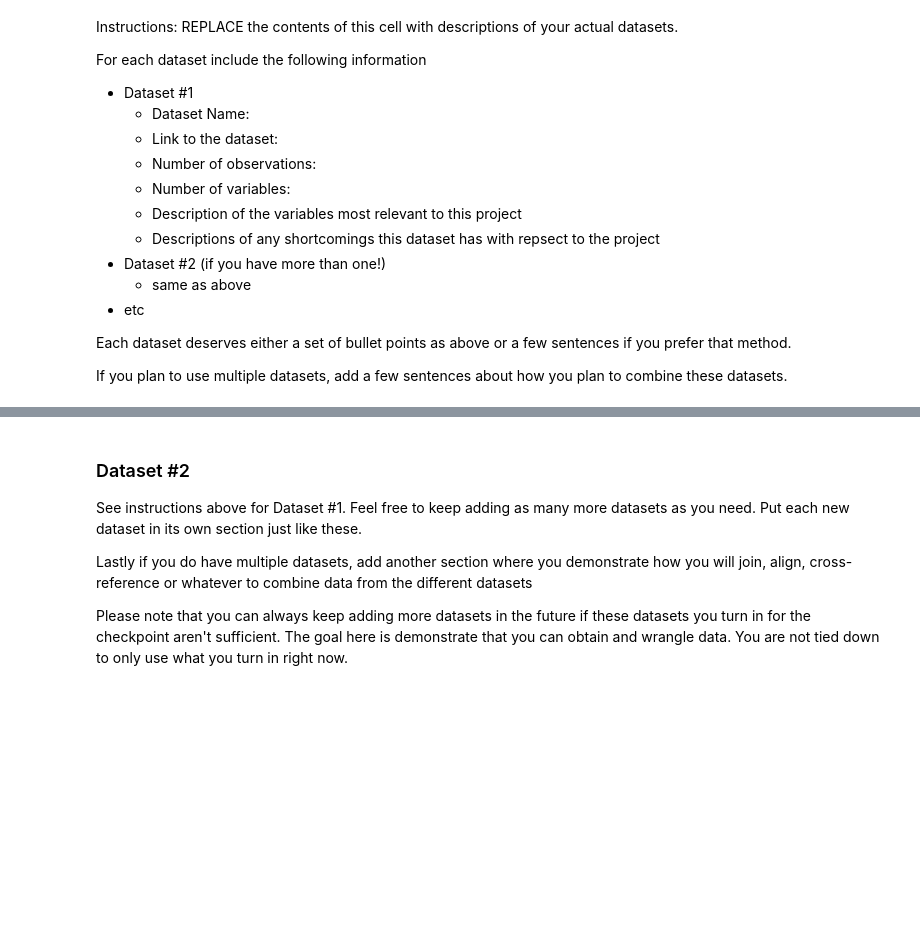
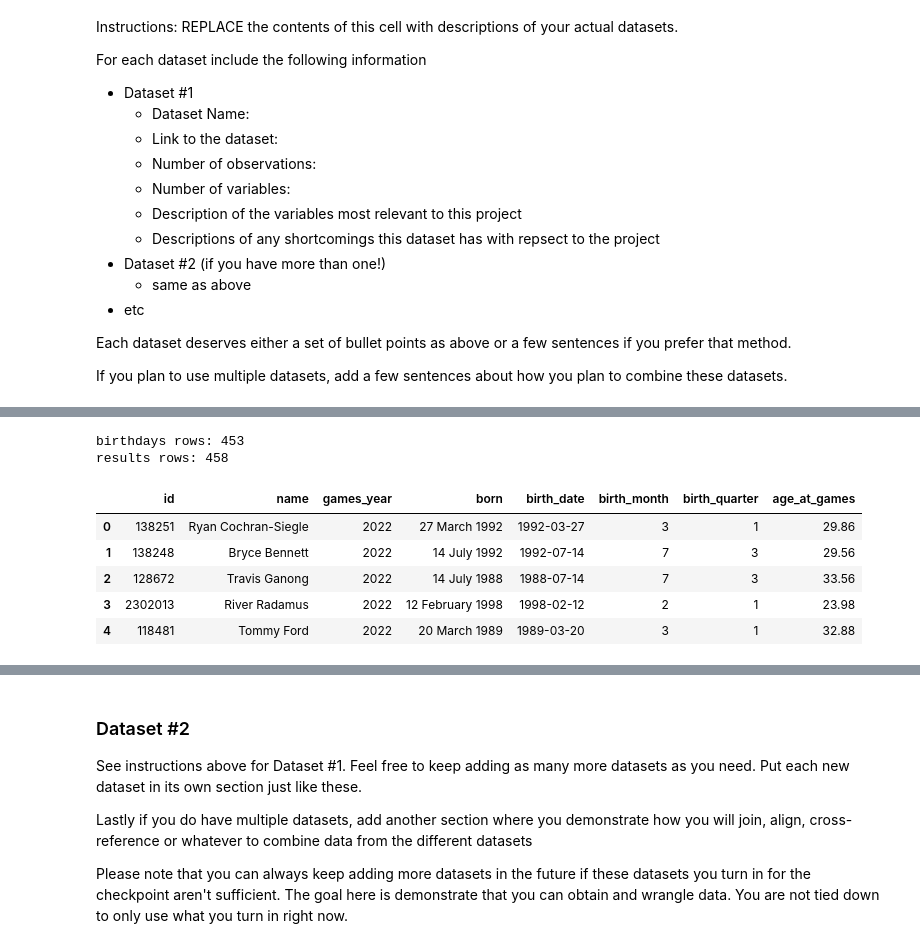
Before and after one commit to COGS108/Group-SP26-092, a Jupyter notebook: 01-DataCheckpoint.ipynb, the cells around one changed output, grey strips where cells are left out. Saved outputs shown, nothing was run; the diff lists cells and outputs as text; code cells hidden in the pictures; blank space fills up the shorter version.

```diff
--- a/01-DataCheckpoint.ipynb
+++ b/01-DataCheckpoint.ipynb
@@ -131,0 +132,70 @@ Instructions:
+# %%
+import pandas as pd
+import os
+
+# load all four CSVs
+b22 = pd.read_csv("data/00-raw/olympedia_birthdays_2022.csv")
+b26 = pd.read_csv("data/00-raw/olympedia_birthdays_2026.csv")
+r22 = pd.read_csv("data/00-raw/olympedia_results_2022.csv")
+r26 = pd.read_csv("data/00-raw/olympedia_results_2026.csv")
+
+# tag each one with the year so we know which Games the row came from
+b22["games_year"] = 2022
+b26["games_year"] = 2026
+r22["games_year"] = 2022
+r26["games_year"] = 2026
+
+birthdays = pd.concat([b22, b26], ignore_index=True)
+results = pd.concat([r22, r26], ignore_index=True)
+
+print("birthdays rows:", len(birthdays))
+print("results rows:", len(results))
+
+# the 'born' column is a string like "27 March 1992", parse it to a real date
+birthdays["birth_date"] = pd.to_datetime(birthdays["born"], dayfirst=True, errors="coerce")
+birthdays["birth_year"] = birthdays["birth_date"].dt.year
+birthdays["birth_month"] = birthdays["birth_date"].dt.month
+
+# birth quarter: 1=Jan-Mar, 2=Apr-Jun, 3=Jul-Sep, 4=Oct-Dec
+quarters = []
+for m in birthdays["birth_month"]:
+    if pd.isna(m):
+        quarters.append(None)
+    elif m <= 3:
+        quarters.append(1)
+    elif m <= 6:
+        quarters.append(2)
+    elif m <= 9:
+        quarters.append(3)
+    else:
+        quarters.append(4)
+birthdays["birth_quarter"] = quarters
+
+# how old were they at the opening ceremony of their Games
+opening_2022 = pd.Timestamp("2022-02-04")
+opening_2026 = pd.Timestamp("2026-02-06")
+ages = []
+for i in range(len(birthdays)):
+    yr = birthdays.iloc[i]["games_year"]
+    bd = birthdays.iloc[i]["birth_date"]
+    if pd.isna(bd):
+        ages.append(None)
+    elif yr == 2022:
+        ages.append(round((opening_2022 - bd).days / 365.25, 2))
+    else:
+        ages.append(round((opening_2026 - bd).days / 365.25, 2))
+birthdays["age_at_games"] = ages
+
+# id has to be a string to merge with athlete_id later
+birthdays["id"] = birthdays["id"].astype(str)
+
+birthdays[["id","name","games_year","born","birth_date","birth_month","birth_quarter","age_at_games"]].head()
+# %% [output]
+birthdays rows: 453
+results rows: 458
+|  | id | name | games_year | born | birth_date | birth_month | birth_quarter | age_at_games |
+| 0 | 138251 | Ryan Cochran-Siegle | 2022 | 27 March 1992 | 1992-03-27 | 3 | 1 | 29.86 |
+| 1 | 138248 | Bryce Bennett | 2022 | 14 July 1992 | 1992-07-14 | 7 | 3 | 29.56 |
+| 2 | 128672 | Travis Ganong | 2022 | 14 July 1988 | 1988-07-14 | 7 | 3 | 33.56 |
+| 3 | 2302013 | River Radamus | 2022 | 12 February 1998 | 1998-02-12 | 2 | 1 | 23.98 |
+| 4 | 118481 | Tommy Ford | 2022 | 20 March 1989 | 1989-03-20 | 3 | 1 | 32.88 |
```
Also changed, not shown: parts of 6 cells of this notebook, 8 other files.
